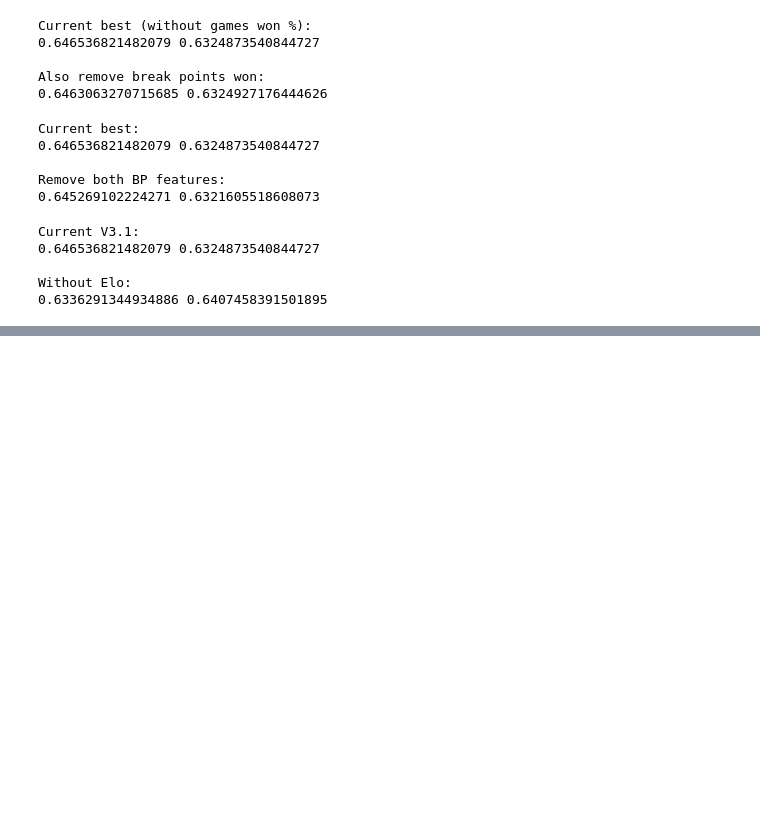
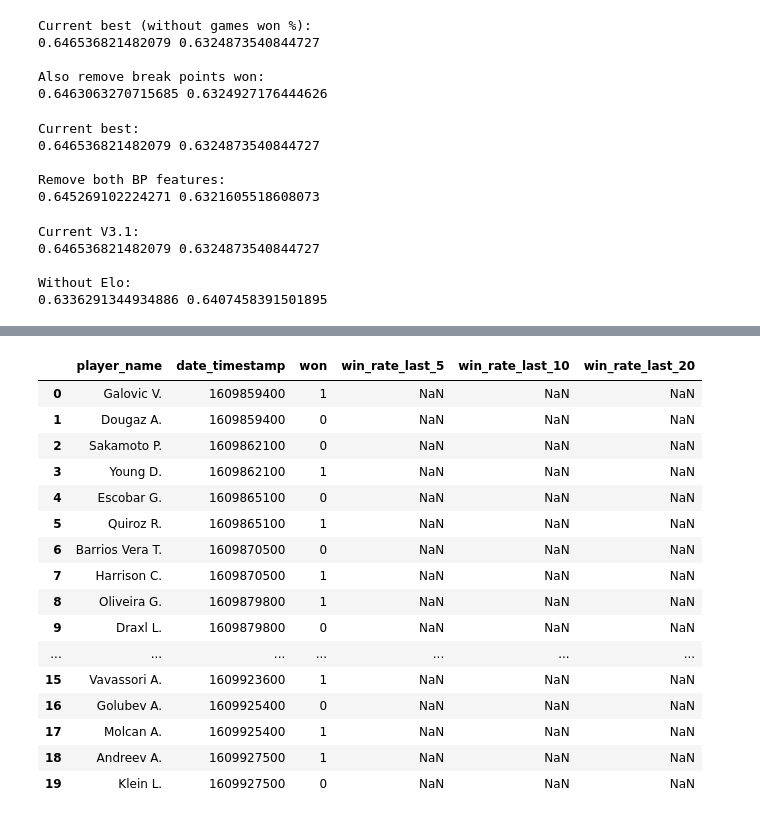
Before and after one commit to chirag330/Tennis-ML-Predictor---US-Open, a Jupyter notebook: Main.ipynb, the cells around one changed output, grey strips where cells are left out. Cells and saved outputs as stored; diff of their text form; code cells hidden in the pictures; blank space fills up the shorter version.

```diff
--- a/Main.ipynb
+++ b/Main.ipynb
@@ -2620,0 +2728,52 @@ Without Elo:
+# %%
+# Building better features
+# Building the win-rate for the last 5 matches and last 20 matches
+player_history["win_rate_last_5"] = (
+    player_history
+    .groupby("player_id")["won"]
+    .transform(
+        lambda s: s.shift(1).rolling(
+            5,
+            min_periods=1
+        ).mean()
+    )
+)
+
+player_history["win_rate_last_20"] = (
+    player_history
+    .groupby("player_id")["won"]
+    .transform(
+        lambda s: s.shift(1).rolling(
+            20,
+            min_periods=1
+        ).mean()
+    )
+)
+# %%
+# Features
+player_history[[
+    "player_name",
+    "date_timestamp",
+    "won",
+    "win_rate_last_5",
+    "win_rate_last_10",
+    "win_rate_last_20"
+]].head(20)
+# %% [output]
+|  | player_name | date_timestamp | won | win_rate_last_5 | win_rate_last_10 | win_rate_last_20 |
+| 0 | Galovic V. | 1609859400 | 1 | NaN | NaN | NaN |
+| 1 | Dougaz A. | 1609859400 | 0 | NaN | NaN | NaN |
+| 2 | Sakamoto P. | 1609862100 | 0 | NaN | NaN | NaN |
+| 3 | Young D. | 1609862100 | 1 | NaN | NaN | NaN |
+| 4 | Escobar G. | 1609865100 | 0 | NaN | NaN | NaN |
+| 5 | Quiroz R. | 1609865100 | 1 | NaN | NaN | NaN |
+| 6 | Barrios Vera T. | 1609870500 | 0 | NaN | NaN | NaN |
+| 7 | Harrison C. | 1609870500 | 1 | NaN | NaN | NaN |
+| 8 | Oliveira G. | 1609879800 | 1 | NaN | NaN | NaN |
+| 9 | Draxl L. | 1609879800 | 0 | NaN | NaN | NaN |
+| ... | ... | ... | ... | ... | ... | ... |
+| 15 | Vavassori A. | 1609923600 | 1 | NaN | NaN | NaN |
+| 16 | Golubev A. | 1609925400 | 0 | NaN | NaN | NaN |
+| 17 | Molcan A. | 1609925400 | 1 | NaN | NaN | NaN |
+| 18 | Andreev A. | 1609927500 | 1 | NaN | NaN | NaN |
+| 19 | Klein L. | 1609927500 | 0 | NaN | NaN | NaN |
```
Also changed, not shown: parts of 9 cells of this notebook, 1 other file.
